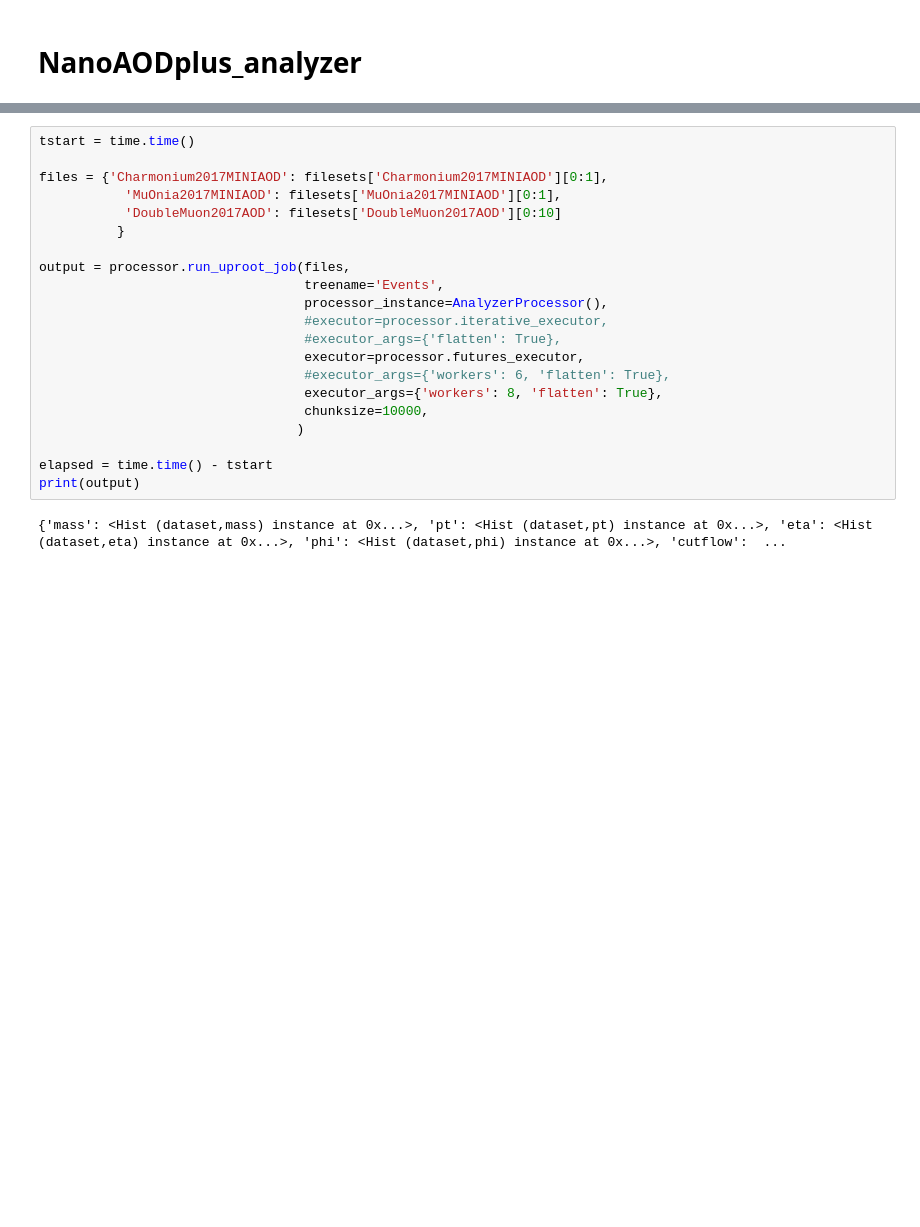
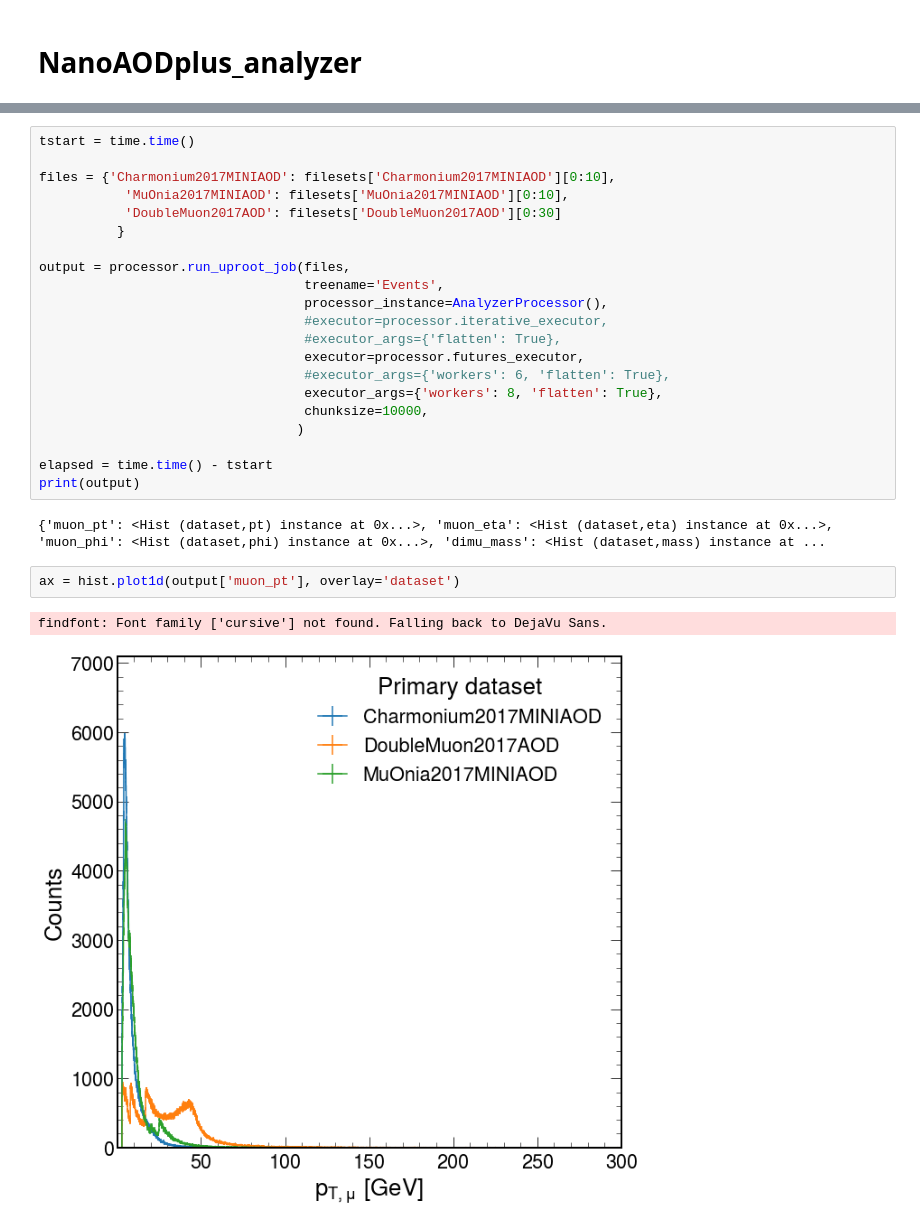
Before and after one commit to kevimota/OniaOpenCharmRun2ULAna, a Jupyter notebook: nanoAODplus_analyzer.ipynb, the cells around one changed output, grey strips where cells are left out. Saved outputs shown, nothing was run; the diff lists cells and outputs as text; blank space fills up the shorter version.

```diff
--- a/nanoAODplus_analyzer.ipynb
+++ b/nanoAODplus_analyzer.ipynb
@@ -19,9 +19,9 @@ plt.style.use(hep.style.CMS)
 # %%
 tstart = time.time()
 
-files = {'Charmonium2017MINIAOD': filesets['Charmonium2017MINIAOD'][0:1],
-           'MuOnia2017MINIAOD': filesets['MuOnia2017MINIAOD'][0:1],
-           'DoubleMuon2017AOD': filesets['DoubleMuon2017AOD'][0:10]
+files = {'Charmonium2017MINIAOD': filesets['Charmonium2017MINIAOD'][0:10],
+           'MuOnia2017MINIAOD': filesets['MuOnia2017MINIAOD'][0:10],
+           'DoubleMuon2017AOD': filesets['DoubleMuon2017AOD'][0:30]
           }
 
 output = processor.run_uproot_job(files,
@@ -38,4 +38,9 @@ output = processor.run_uproot_job(files,
 elapsed = time.time() - tstart
 print(output)
 # %% [output]
-{'mass': <Hist (dataset,mass) instance at 0x...>, 'pt': <Hist (dataset,pt) instance at 0x...>, 'eta': <Hist (dataset,eta) instance at 0x...>, 'phi': <Hist (dataset,phi) instance at 0x...>, 'cutflow':  ...
+{'muon_pt': <Hist (dataset,pt) instance at 0x...>, 'muon_eta': <Hist (dataset,eta) instance at 0x...>, 'muon_phi': <Hist (dataset,phi) instance at 0x...>, 'dimu_mass': <Hist (dataset,mass) instance at ...
+# %%
+ax = hist.plot1d(output['muon_pt'], overlay='dataset')
+# %% [output]
+findfont: Font family ['cursive'] not found. Falling back to DejaVu Sans.
+[figure, added]
```
Also changed, not shown: parts of 8 cells of this notebook, 14 other files.
